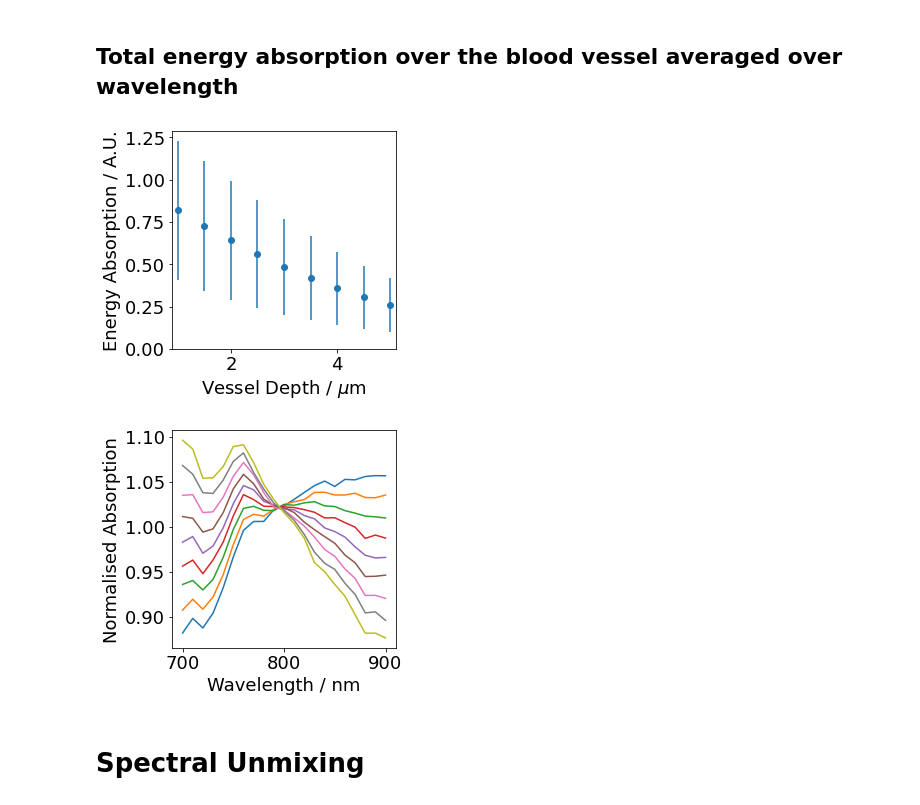
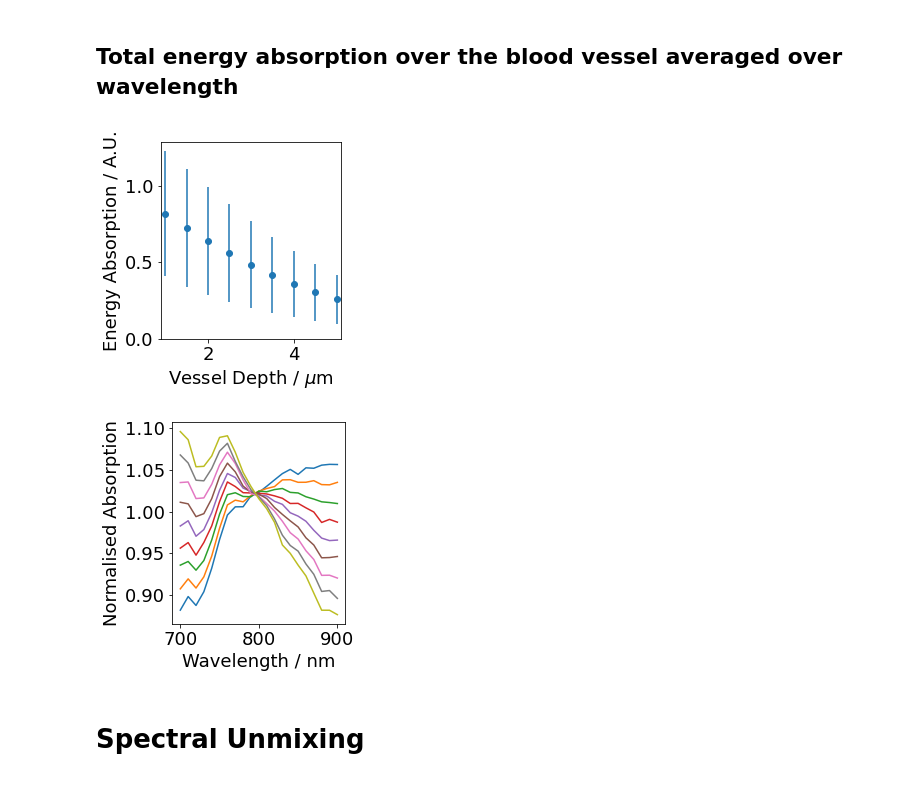
Before and after one commit to tomelse/SkinPhantomSimulations, a Jupyter notebook: Exp3/Vessel Depth Analysis.ipynb, the cells around one changed output. Saved outputs shown, nothing was run; the diff lists cells and outputs as text; code cells hidden in the pictures.

Commit message:
figures

```diff
--- a/Exp3/Vessel Depth Analysis.ipynb
+++ b/Exp3/Vessel Depth Analysis.ipynb
@@ -86,21 +86,22 @@ for dep_variable in labels:
 # %%
 labels_um = [l*1e3 for l in labels]
 #plt.boxplot([np.mean(s[volume_numbered[i] == 4], axis=1) for i, s in enumerate(ms_results)], showfliers=False, labels=labels_um)
 #plt.xlabel(r"Vessel Depth / $\mu$m")
 #plt.ylabel("Energy Absorption / A.U.")
 #plt.show()
 absorption = [np.mean(s[volume_numbered[i] == 4], axis=1) for i, s in enumerate(ms_results)]
 abs_means = np.array(list(map(np.mean, absorption)))/1000
 abs_stds = np.array(list(map(np.std, absorption)))/1000
 plt.errorbar(labels_um, abs_means, yerr=abs_stds, fmt="o")
 plt.xlabel(r"Vessel Depth / $\mu$m")
 plt.ylabel("Energy Absorption / A.U.")
 plt.ylim([0,None])
 plt.xlim(0.9,5.1)
+plt.tight_layout()
 plt.savefig("../FiguresOutput/depth_abs.png")
 plt.show()
 # %% [output]
-[figure, old version]
+[figure, new version]
 # %%
 # Calculate the mean absorption spectra over the entire blood vessel over the independent variable.
 mean_specs = [np.mean(result[volume_numbered[i] == 4], axis=0) for i, result in enumerate(ms_results)]
@@ -110,10 +111,11 @@ for spec, label in zip(mean_specs, labels):
     plt.plot(1e9*wavelengths, spec/np.mean(spec), label=label)
 plt.xlabel("Wavelength / nm")
 plt.ylabel("Normalised Absorption")
+plt.tight_layout()
 plt.savefig("../FiguresOutput/depth_spec.png")
 plt.show()
 # %% [output]
-[figure, old version]
+[figure, new version]
 # %% [markdown]
 # Spectral Unmixing
 # %%
```
Also changed, not shown: parts of 4 cells of this notebook, 10 other files.
